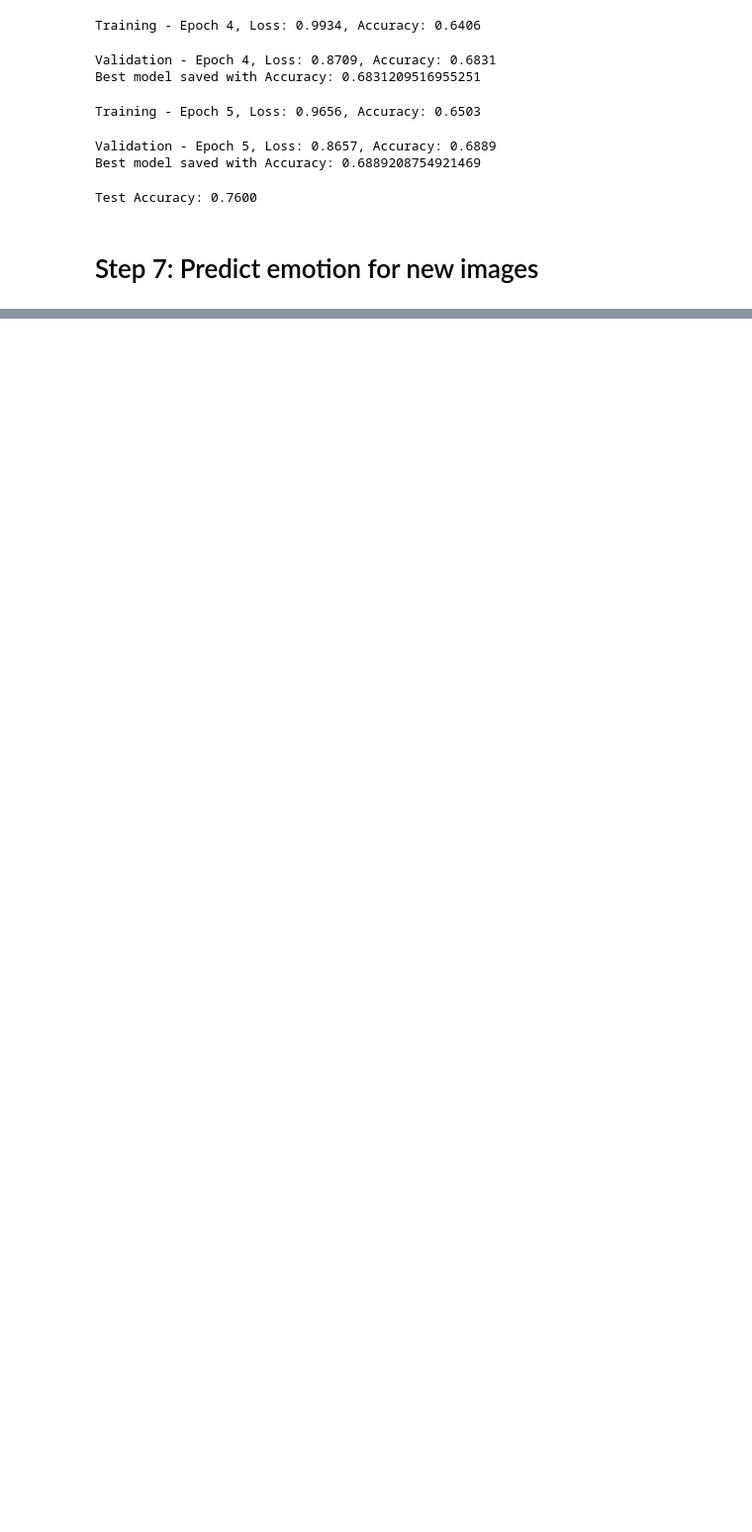
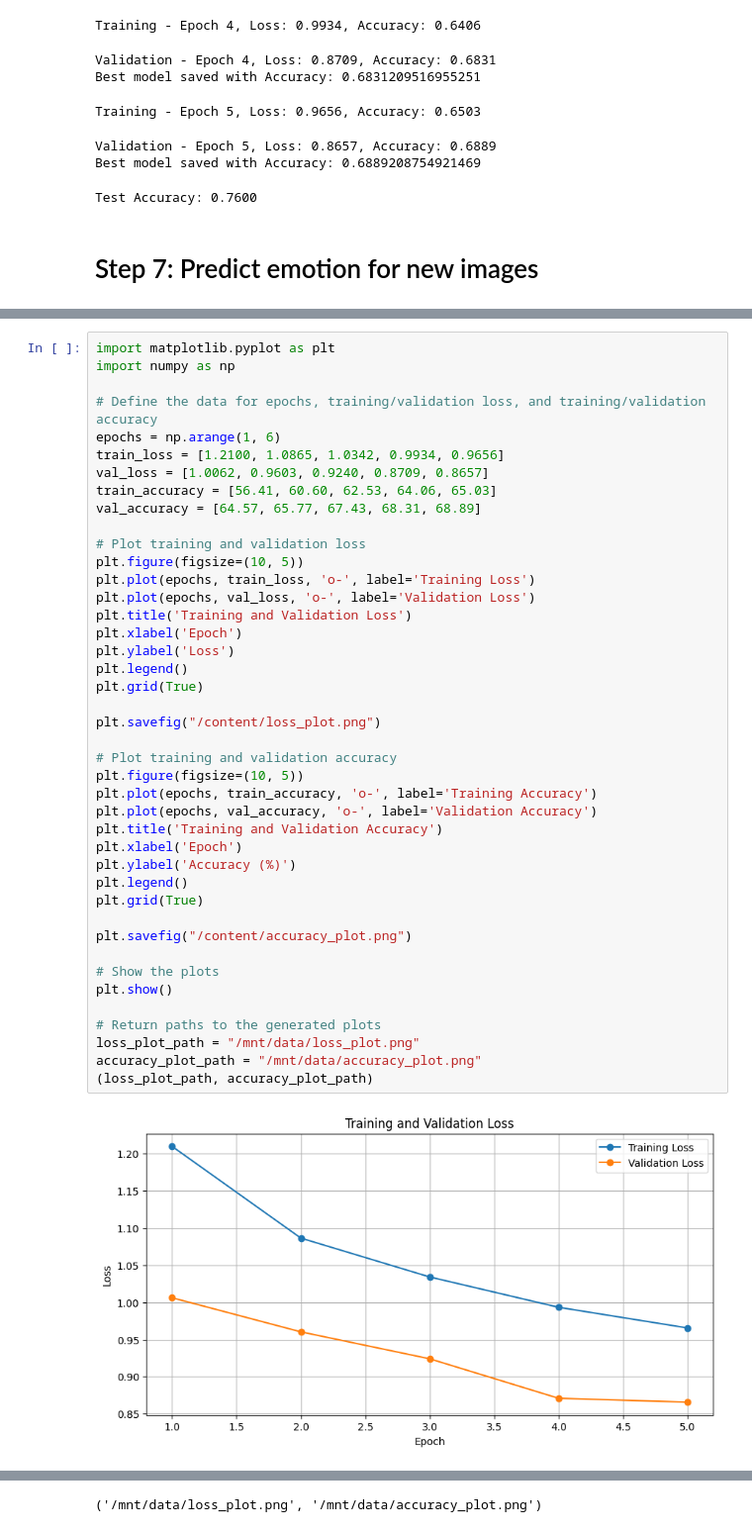
Before and after one commit to chirazedrine/EmoGen, a Jupyter notebook: EmoGen.ipynb, the cells around one changed output, grey strips where cells are left out. Shown: that part at 99% size. Cells and saved outputs as stored; diff of their text form; blank space fills up the shorter version.

Commit message:
Generate plots

```diff
--- a/EmoGen.ipynb
+++ b/EmoGen.ipynb
@@ -477,0 +472,44 @@ Predicted emotion: anger
+# %%
+import matplotlib.pyplot as plt
+import numpy as np
+
+# Define the data for epochs, training/validation loss, and training/validation accuracy
+epochs = np.arange(1, 6)
+train_loss = [1.2100, 1.0865, 1.0342, 0.9934, 0.9656]
+val_loss = [1.0062, 0.9603, 0.9240, 0.8709, 0.8657]
+train_accuracy = [56.41, 60.60, 62.53, 64.06, 65.03]
+val_accuracy = [64.57, 65.77, 67.43, 68.31, 68.89]
+
+# Plot training and validation loss
+plt.figure(figsize=(10, 5))
+plt.plot(epochs, train_loss, 'o-', label='Training Loss')
+plt.plot(epochs, val_loss, 'o-', label='Validation Loss')
+plt.title('Training and Validation Loss')
+plt.xlabel('Epoch')
+plt.ylabel('Loss')
+plt.legend()
+plt.grid(True)
+
+plt.savefig("/content/loss_plot.png")
+
+# Plot training and validation accuracy
+plt.figure(figsize=(10, 5))
+plt.plot(epochs, train_accuracy, 'o-', label='Training Accuracy')
+plt.plot(epochs, val_accuracy, 'o-', label='Validation Accuracy')
+plt.title('Training and Validation Accuracy')
+plt.xlabel('Epoch')
+plt.ylabel('Accuracy (%)')
+plt.legend()
+plt.grid(True)
+
+plt.savefig("/content/accuracy_plot.png")
+
+# Show the plots
+plt.show()
+
+# Return paths to the generated plots
+loss_plot_path = "/mnt/data/loss_plot.png"
+accuracy_plot_path = "/mnt/data/accuracy_plot.png"
+(loss_plot_path, accuracy_plot_path)
+# %% [output]
+[figure, added]
@@ -477,0 +517 @@ Predicted emotion: anger
+('/mnt/data/loss_plot.png', '/mnt/data/accuracy_plot.png')
```
Also changed, not shown: parts of 4 cells of this notebook.
